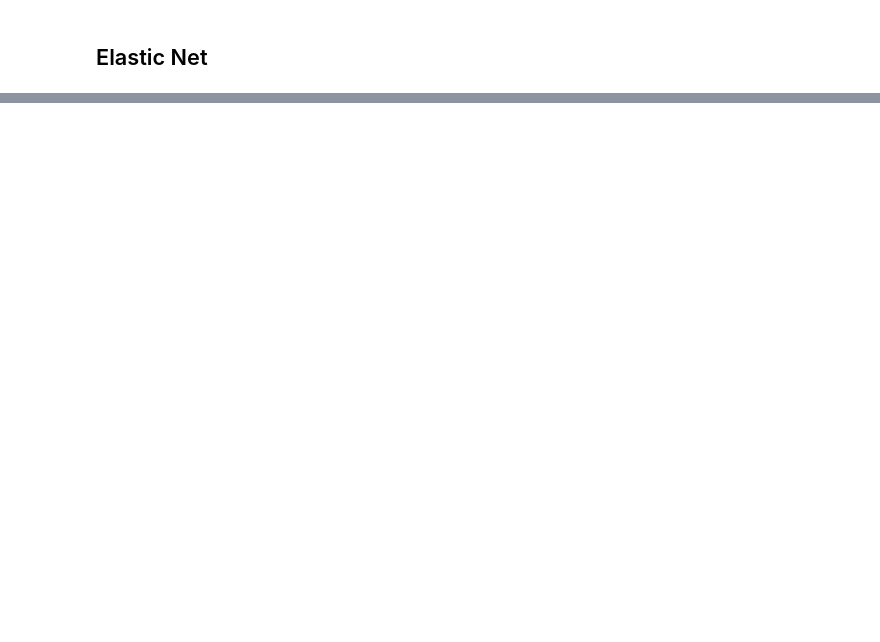
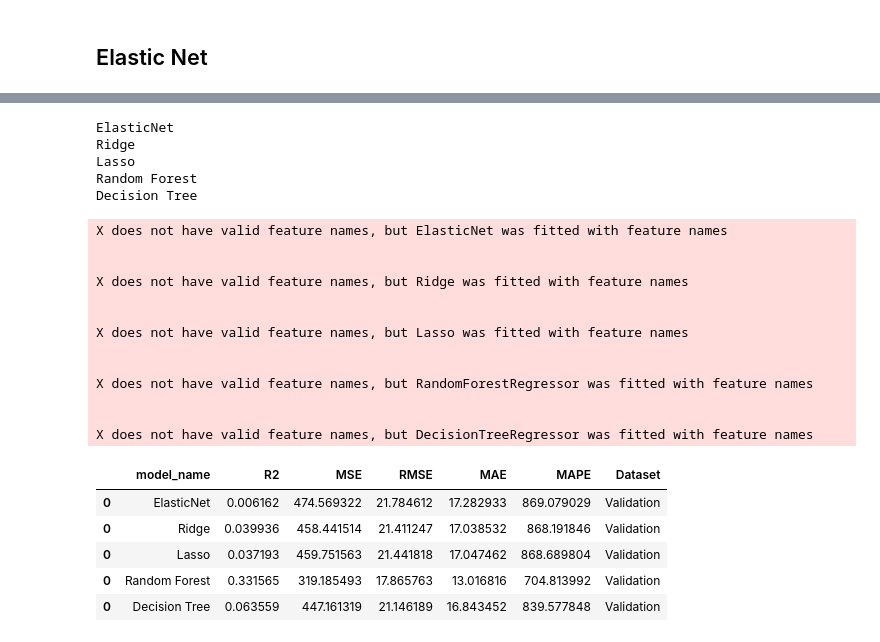
Before and after one commit to Thalesh7991/ensaios-algoritmos-ml, a Jupyter notebook: notebooks/Regressao/Ensaio_Regressao.ipynb, the cells around one changed output, grey strips where cells are left out. Drawn from its saved outputs; the diff is of its cells as text; code cells hidden in the pictures; blank space fills up the shorter version.

```diff
--- a/notebooks/Regressao/Ensaio_Regressao.ipynb
+++ b/notebooks/Regressao/Ensaio_Regressao.ipynb
@@ -218,0 +258,34 @@ elastic_best_params
+# %%
+# Nos dados de Validation
+for model, model_name in zip(model_list, model_names):
+    print(model_name)
+    y_pred = model.predict(np.array(X_val))
+    results = calculate_metrics(y_val, y_pred, model_name)
+    val_dataset = pd.concat([val_dataset, pd.DataFrame([results])])
+val_dataset['Dataset'] = 'Validation'
+val_dataset
+# %% [output]
+ElasticNet
+Ridge
+Lasso
+Random Forest
+Decision Tree
+X does not have valid feature names, but ElasticNet was fitted with feature names
+
+
+X does not have valid feature names, but Ridge was fitted with feature names
+
+
+X does not have valid feature names, but Lasso was fitted with feature names
+
+
+X does not have valid feature names, but RandomForestRegressor was fitted with feature names
+
+
+X does not have valid feature names, but DecisionTreeRegressor was fitted with feature names
+|  | model_name | R2 | MSE | RMSE | MAE | MAPE | Dataset |
+| 0 | ElasticNet | 0.006162 | 474.569322 | 21.784612 | 17.282933 | 869.079029 | Validation |
+| 0 | Ridge | 0.039936 | 458.441514 | 21.411247 | 17.038532 | 868.191846 | Validation |
+| 0 | Lasso | 0.037193 | 459.751563 | 21.441818 | 17.047462 | 868.689804 | Validation |
+| 0 | Random Forest | 0.331565 | 319.185493 | 17.865763 | 13.016816 | 704.813992 | Validation |
+| 0 | Decision Tree | 0.063559 | 447.161319 | 21.146189 | 16.843452 | 839.577848 | Validation |
```
Also changed, not shown: parts of 21 cells of this notebook.
